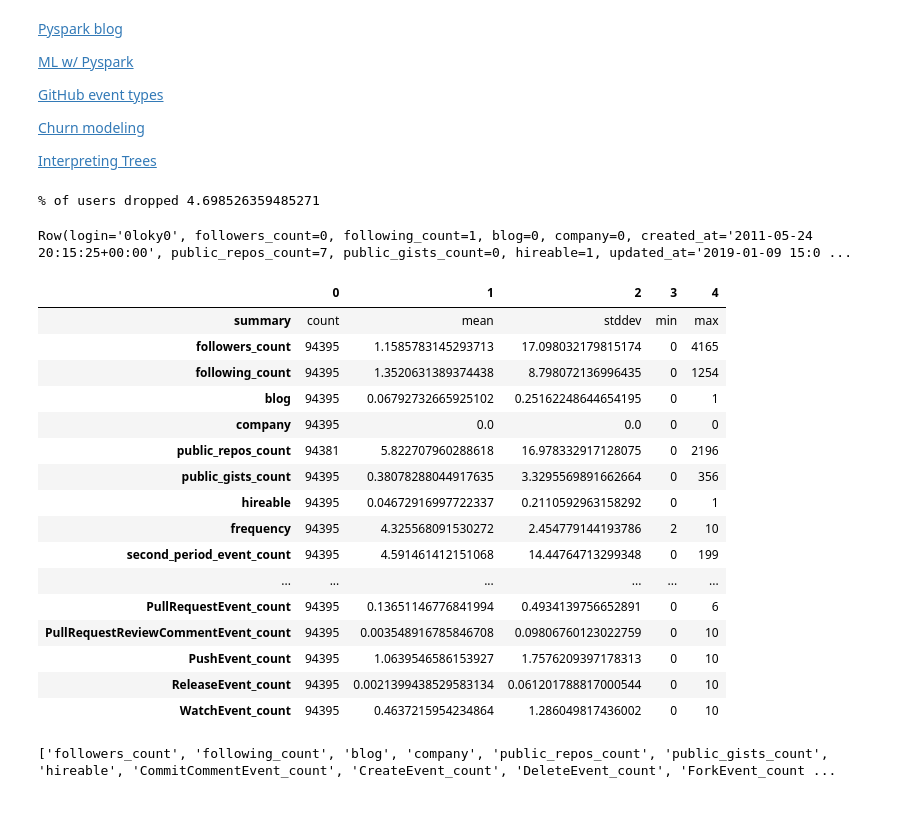
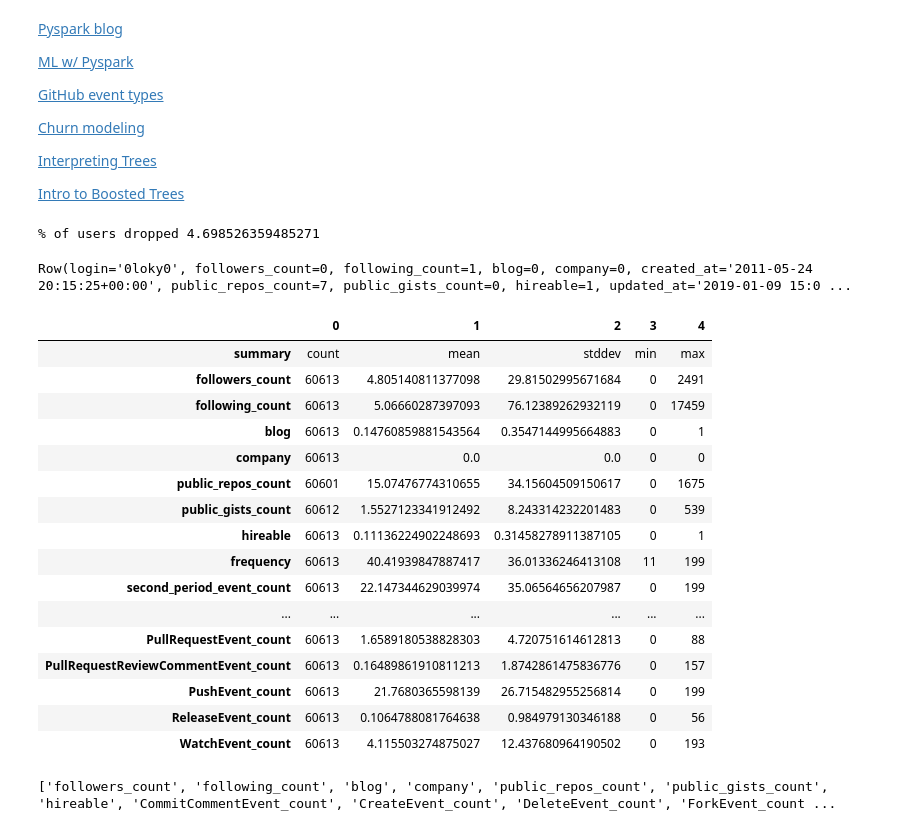
Before and after one commit to bps10/github-churn, a Jupyter notebook: Model_classification.ipynb, the cells around one changed output. Drawn from its saved outputs; the diff is of its cells as text; code cells hidden in the pictures.

```diff
--- a/Model_classification.ipynb
+++ b/Model_classification.ipynb
@@ -8,6 +8,8 @@
 [Churn modeling](https://www.urbanairship.com/blog/churn-prediction-our-machine-learning-model)
 
 [Interpreting Trees](https://towardsdatascience.com/interpretable-machine-learning-with-xgboost-9ec80d148d27)
+
+[Intro to Boosted Trees](https://xgboost.readthedocs.io/en/latest/tutorials/model.html#why-introduce-the-general-principle)
 # %%
 import pandas as pd
 import numpy as np
@@ -32,27 +37,27 @@ Row(login='0loky0', followers_count=0, following_count=1, blog=0, company=0, cre
 # %%
 model_name = 'high_frequency'
-churn_data = _data.filter((_data.company == 0) & (_data.frequency <= 10))
+churn_data = _data.filter((_data.company == 0) & (_data.frequency > 10))
 # %%
-numeric_features = [t[0] for t in churn_data.dtypes if t[1] == 'int']
+numeric_features = [t[0] for t in churn_data.dtypes if t[1] == 'int' or t[1] == 'double']
 churn_data.select(numeric_features).describe().toPandas().transpose()
 # %% [output]
 |  | 0 | 1 | 2 | 3 | 4 |
 | summary | count | mean | stddev | min | max |
-| followers_count | 94395 | 1.1585783145293713 | 17.098032179815174 | 0 | 4165 |
-| following_count | 94395 | 1.3520631389374438 | 8.798072136996435 | 0 | 1254 |
-| blog | 94395 | 0.06792732665925102 | 0.25162248644654195 | 0 | 1 |
-| company | 94395 | 0.0 | 0.0 | 0 | 0 |
-| public_repos_count | 94381 | 5.822707960288618 | 16.978332917128075 | 0 | 2196 |
-| public_gists_count | 94395 | 0.38078288044917635 | 3.3295569891662664 | 0 | 356 |
-| hireable | 94395 | 0.04672916997722337 | 0.2110592963158292 | 0 | 1 |
-| frequency | 94395 | 4.325568091530272 | 2.454779144193786 | 2 | 10 |
-| second_period_event_count | 94395 | 4.591461412151068 | 14.44764713299348 | 0 | 199 |
+| followers_count | 60613 | 4.805140811377098 | 29.81502995671684 | 0 | 2491 |
+| following_count | 60613 | 5.06660287397093 | 76.12389262932119 | 0 | 17459 |
+| blog | 60613 | 0.14760859881543564 | 0.3547144995664883 | 0 | 1 |
+| company | 60613 | 0.0 | 0.0 | 0 | 0 |
+| public_repos_count | 60601 | 15.07476774310655 | 34.15604509150617 | 0 | 1675 |
+| public_gists_count | 60612 | 1.5527123341912492 | 8.243314232201483 | 0 | 539 |
+| hireable | 60613 | 0.11136224902248693 | 0.31458278911387105 | 0 | 1 |
+| frequency | 60613 | 40.41939847887417 | 36.01336246413108 | 11 | 199 |
+| second_period_event_count | 60613 | 22.147344629039974 | 35.06564656207987 | 0 | 199 |
 | ... | ... | ... | ... | ... | ... |
-| PullRequestEvent_count | 94395 | 0.13651146776841994 | 0.4934139756652891 | 0 | 6 |
-| PullRequestReviewCommentEvent_count | 94395 | 0.003548916785846708 | 0.09806760123022759 | 0 | 10 |
-| PushEvent_count | 94395 | 1.0639546586153927 | 1.7576209397178313 | 0 | 10 |
-| ReleaseEvent_count | 94395 | 0.0021399438529583134 | 0.061201788817000544 | 0 | 10 |
-| WatchEvent_count | 94395 | 0.4637215954234864 | 1.286049817436002 | 0 | 10 |
+| PullRequestEvent_count | 60613 | 1.6589180538828303 | 4.720751614612813 | 0 | 88 |
+| PullRequestReviewCommentEvent_count | 60613 | 0.16489861910811213 | 1.8742861475836776 | 0 | 157 |
+| PushEvent_count | 60613 | 21.7680365598139 | 26.715482955256814 | 0 | 199 |
+| ReleaseEvent_count | 60613 | 0.1064788081764638 | 0.984979130346188 | 0 | 56 |
+| WatchEvent_count | 60613 | 4.115503274875027 | 12.437680964190502 | 0 | 193 |
 # %%
 numeric_features.remove('second_period_event_count')
 numeric_features.remove('frequency')
```
Also changed, not shown: parts of 15 cells of this notebook, 3 other files.
